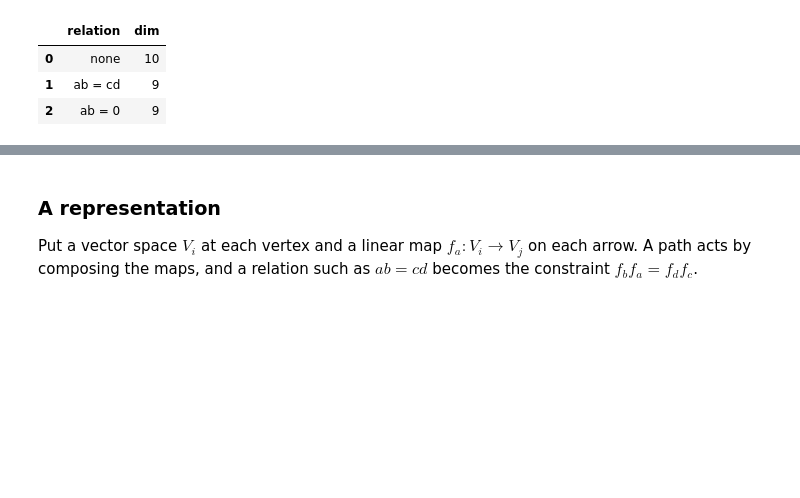
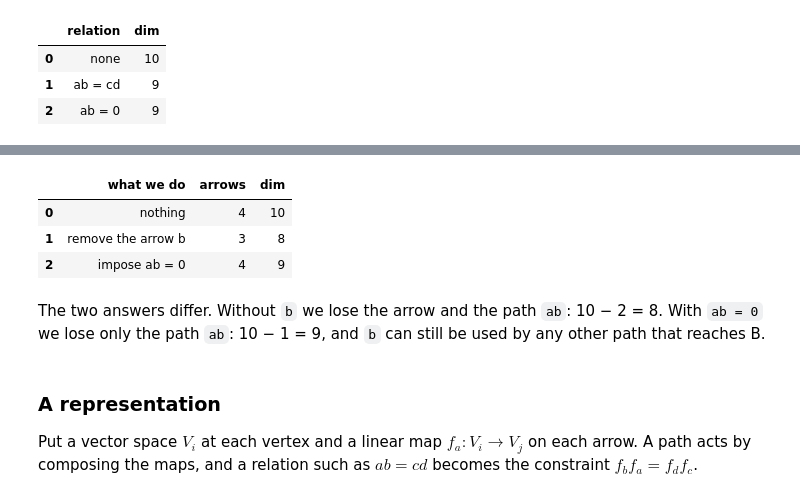
Before and after one commit to Izainea/aiq-quivers, a Jupyter notebook: workshop_ciarp2026.ipynb, the cells around one changed output, grey strips where cells are left out. Cells and saved outputs as stored; diff of their text form; code cells hidden in the pictures; blank space fills up the shorter version.

```diff
--- a/workshop_ciarp2026.ipynb
+++ b/workshop_ciarp2026.ipynb
@@ -198,3 +204,18 @@ pd.DataFrame(rows)
+# %%
+no_b = Quiver(list("ABCD"), [("a", "A", "B"), ("c", "A", "C"), ("d", "C", "D")])
+pd.DataFrame([
+    {"what we do": "nothing", "arrows": diamond.n_arrows, "dim": kQ.total_dimension()},
+    {"what we do": "remove the arrow b", "arrows": no_b.n_arrows, "dim": PathAlgebra(no_b).total_dimension()},
+    {"what we do": "impose ab = 0", "arrows": diamond.n_arrows,
+     "dim": QuotientAlgebra(kQ, Ideal(kQ, [ab])).total_dimension()},
+])
+# %% [output]
+|  | what we do | arrows | dim |
+| 0 | nothing | 4 | 10 |
+| 1 | remove the arrow b | 3 | 8 |
+| 2 | impose ab = 0 | 4 | 9 |
+# %% [markdown]
+The two answers differ. Without `b` we lose the arrow and the path `ab`: 10 − 2 = 8. With `ab = 0` we lose only the path `ab`: 10 − 1 = 9, and `b` can still be used by any other path that reaches B.
 # %% [markdown]
 ### A representation
 
```
Also changed, not shown: parts of 18 cells of this notebook.
